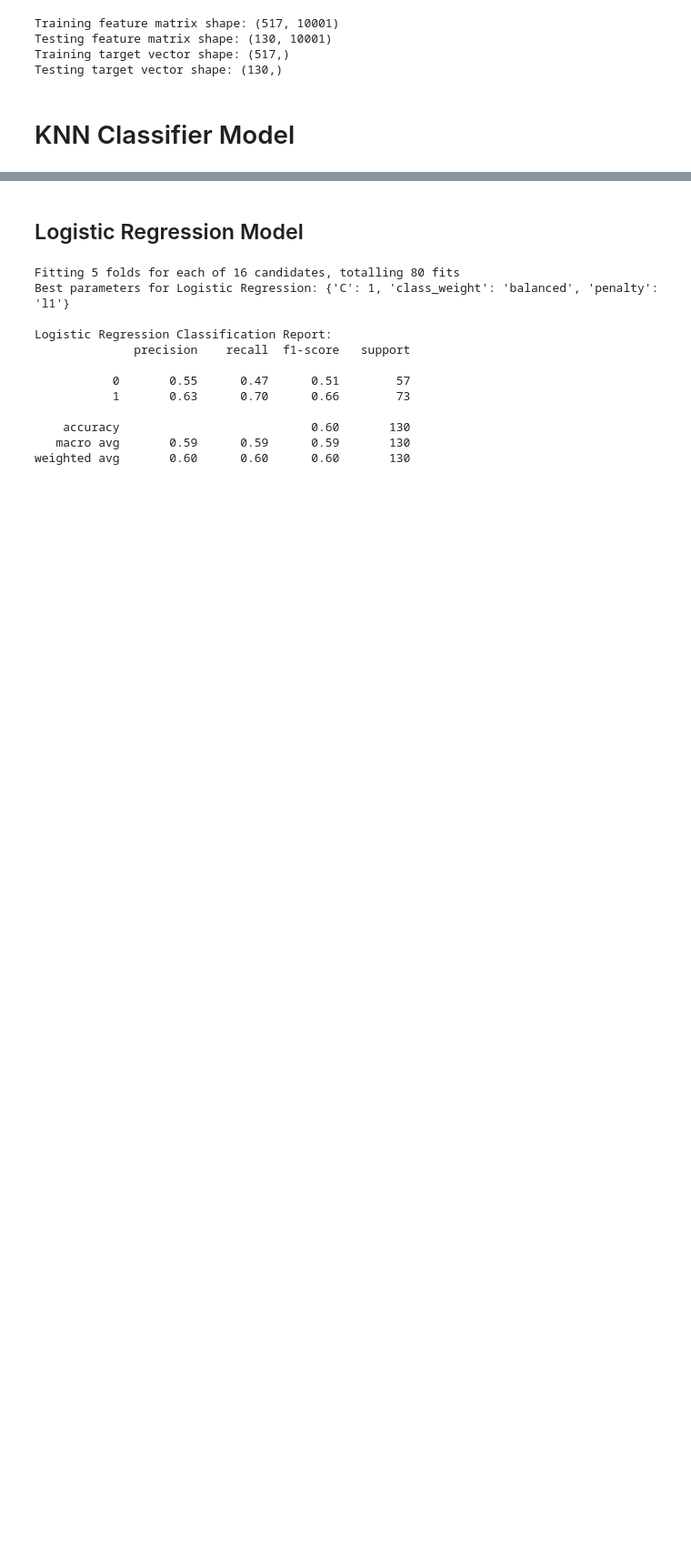
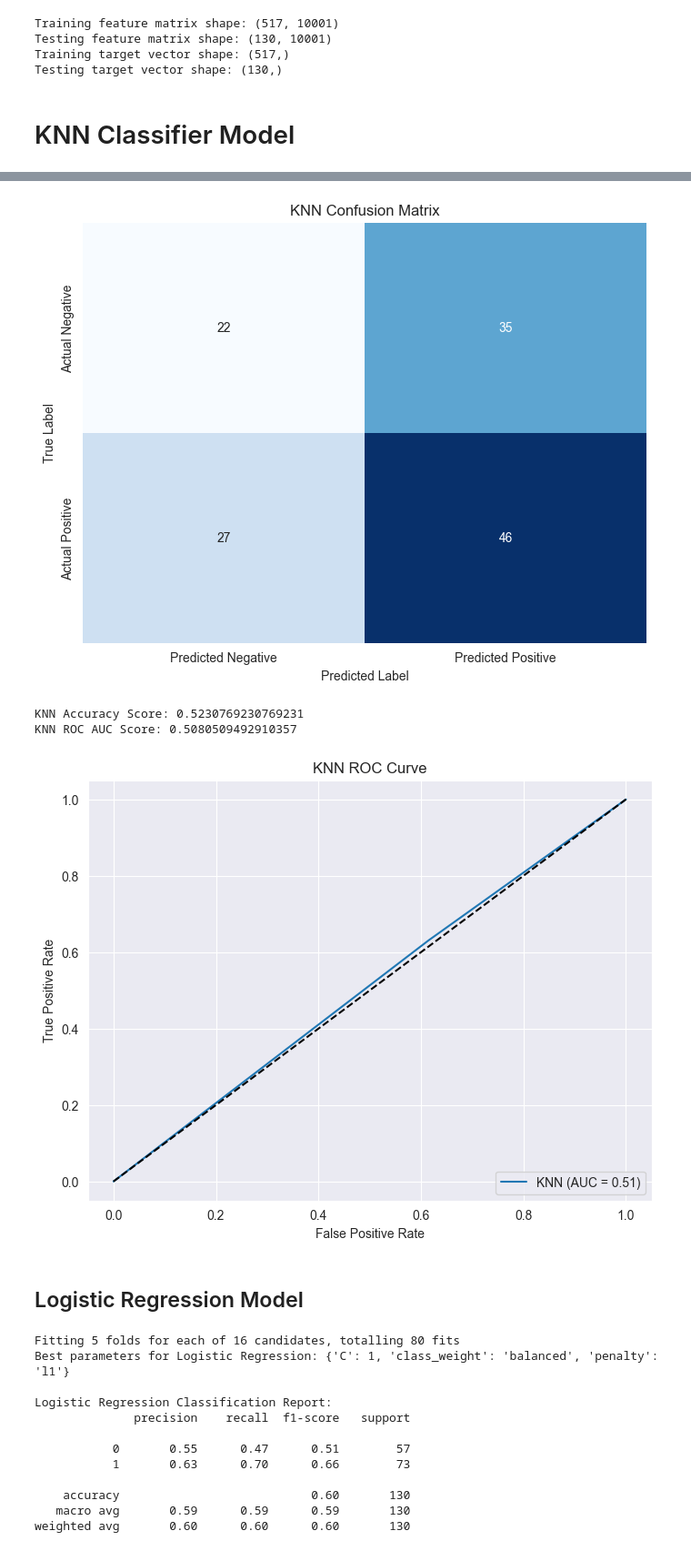
Before and after one commit to JohLorentzen/MarketSentimentPredictor, a Jupyter notebook: StockSentimentPrediction.ipynb, the cells around one changed output, grey strips where cells are left out. Shown at 91% size. Drawn from its saved outputs; the diff is of its cells as text; code cells hidden in the pictures; blank space fills up the shorter version.

```diff
--- a/StockSentimentPrediction.ipynb
+++ b/StockSentimentPrediction.ipynb
@@ -391,3 +364,77 @@ Training target vector shape: (517,)
 Testing target vector shape: (130,)
 # %% [markdown]
 # KNN Classifier Model
+# %%
+# Scaling
+scaler = MaxAbsScaler()
+
+X_train_scaled = scaler.fit_transform(X_train)
+X_test_scaled = scaler.transform(X_test)
+
+# Define the model and parameter grid
+knn_model = KNeighborsClassifier()
+knn_params = {
+    'n_neighbors': [3, 5, 7, 9],
+    'weights': ['uniform', 'distance'],
+    'metric': ['euclidean', 'manhattan']
+}
+
+# Perform grid search
+knn_grid_search = GridSearchCV(
+    estimator=knn_model,
+    param_grid=knn_params,
+    cv=5,
+    scoring='accuracy',
+    n_jobs=-1,
+    verbose=1
+)
+
+# Fit the model
+knn_grid_search.fit(X_train_scaled, y_train)
+knn_best_params = knn_grid_search.best_params_
+print("Best parameters for KNN:", knn_best_params)
+
+# Use the best estimator
+knn_best_model = knn_grid_search.best_estimator_
+
+# Make predictions
+y_pred_knn = knn_best_model.predict(X_test_scaled)
+y_prob_knn = knn_best_model.predict_proba(X_test_scaled)[:, 1]
+
+# Evaluate the model
+
+# Classification Report
+print("\nKNN Classification Report:")
+print(classification_report(y_test, y_pred_knn))
+
+# Confusion Matrix
+conf_matrix_knn = confusion_matrix(y_test, y_pred_knn)
+plt.figure(figsize=(8, 6))
+sns.heatmap(
+    conf_matrix_knn, annot=True, fmt='d', cmap='Blues', cbar=False,
+    xticklabels=['Predicted Negative', 'Predicted Positive'],
+    yticklabels=['Actual Negative', 'Actual Positive']
+)
+plt.title('KNN Confusion Matrix')
+plt.xlabel('Predicted Label')
+plt.ylabel('True Label')
+plt.show()
+
+# Accuracy Score
+print("KNN Accuracy Score:", accuracy_score(y_test, y_pred_knn))
+
+# ROC AUC Score
+roc_auc_knn = roc_auc_score(y_test, y_prob_knn)
+print("KNN ROC AUC Score:", roc_auc_knn)
+
+# ROC Curve
+fpr_knn, tpr_knn, thresholds_knn = roc_curve(y_test, y_prob_knn)
+plt.figure(figsize=(8, 6))
+plt.plot(fpr_knn, tpr_knn, label=f"KNN (AUC = {roc_auc_knn:.2f})")
+plt.plot([0, 1], [0, 1], 'k--')
+plt.title('KNN ROC Curve')
+plt.xlabel('False Positive Rate')
+plt.ylabel('True Positive Rate')
+plt.legend(loc='lower right')
+plt.show()
+# %% [output]
@@ -394,3 +453,7 @@ Testing target vector shape: (130,)
+[figure, added]
+KNN Accuracy Score: 0.5230769230769231
+KNN ROC AUC Score: 0.5080509492910357
+[figure, added]
 # %% [markdown]
 ## Logistic Regression Model
 # %%
```
Also changed, not shown: parts of 6 cells of this notebook.
